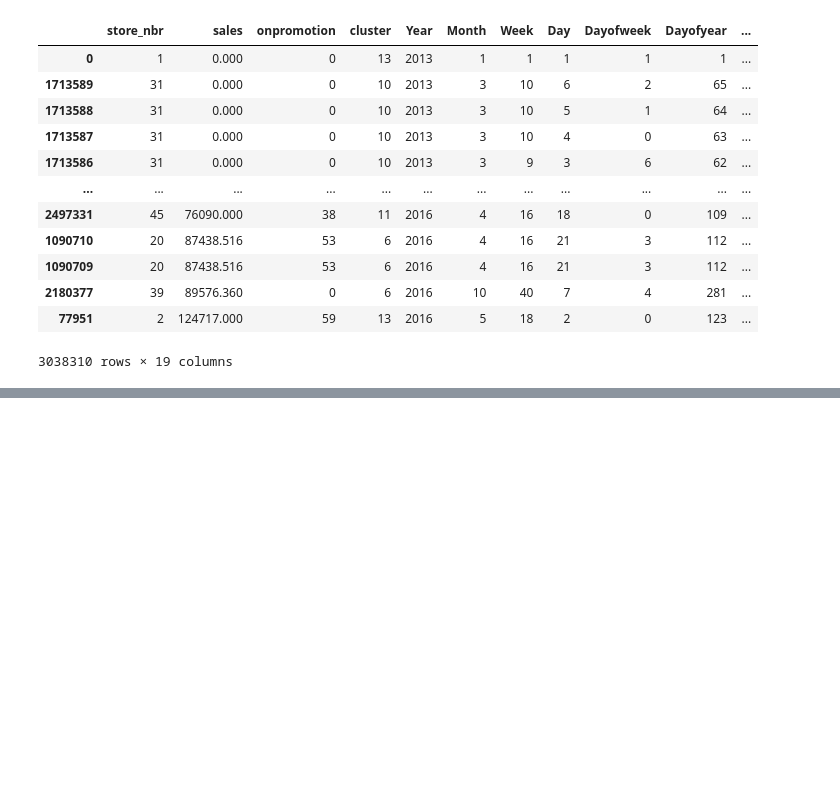
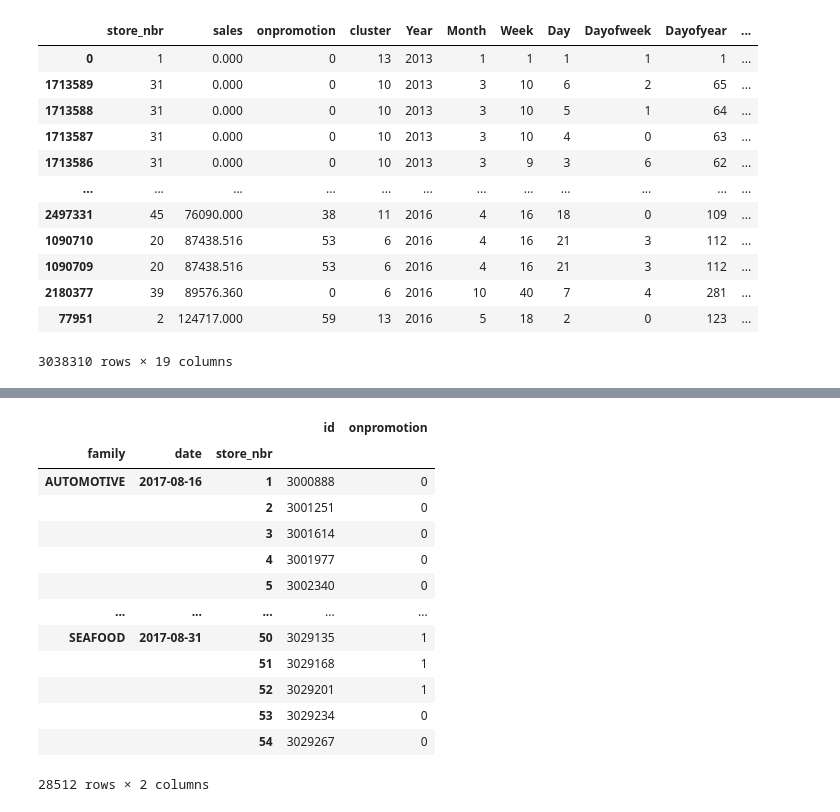
Before and after one commit to Sebas1245/store-sales-forecasting, a Jupyter notebook: testing.ipynb, the cells around one changed output, grey strips where cells are left out. Cells and saved outputs as stored; diff of their text form; code cells hidden in the pictures; blank space fills up the shorter version.

```diff
--- a/testing.ipynb
+++ b/testing.ipynb
@@ -209,0 +262,20 @@ train_dataset_clean3
+# %%
+import pandas as pd
+test_csv = pd.read_csv('./data/test.csv')
+# %%
+test_csv.groupby(by = ['family','date','store_nbr']).sum()
+# %% [output]
+|  |  |  | id | onpromotion |
+| family | date | store_nbr |  |  |
+| AUTOMOTIVE | 2017-08-16 | 1 | 3000888 | 0 |
+|  |  | 2 | 3001251 | 0 |
+|  |  | 3 | 3001614 | 0 |
+|  |  | 4 | 3001977 | 0 |
+|  |  | 5 | 3002340 | 0 |
+| ... | ... | ... | ... | ... |
+| SEAFOOD | 2017-08-31 | 50 | 3029135 | 1 |
+|  |  | 51 | 3029168 | 1 |
+|  |  | 52 | 3029201 | 1 |
+|  |  | 53 | 3029234 | 0 |
+|  |  | 54 | 3029267 | 0 |
+28512 rows × 2 columns
```
Also changed, not shown: parts of 12 cells of this notebook, 1 other file.
